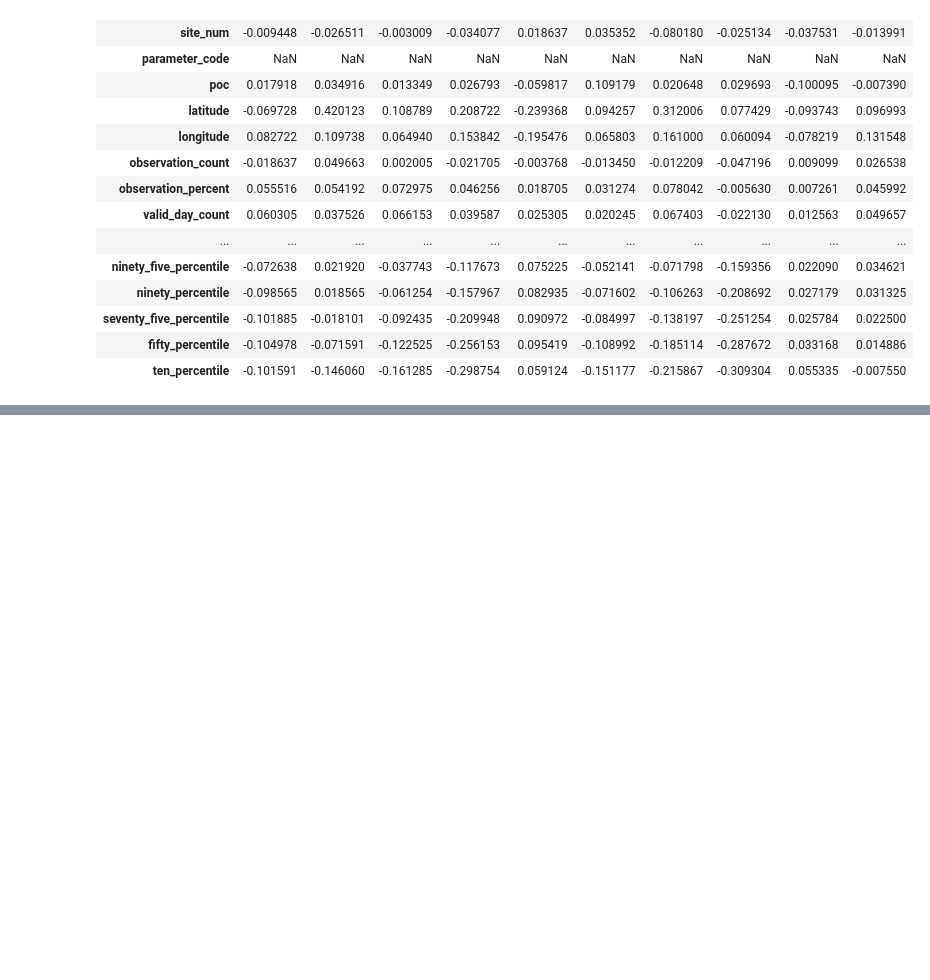
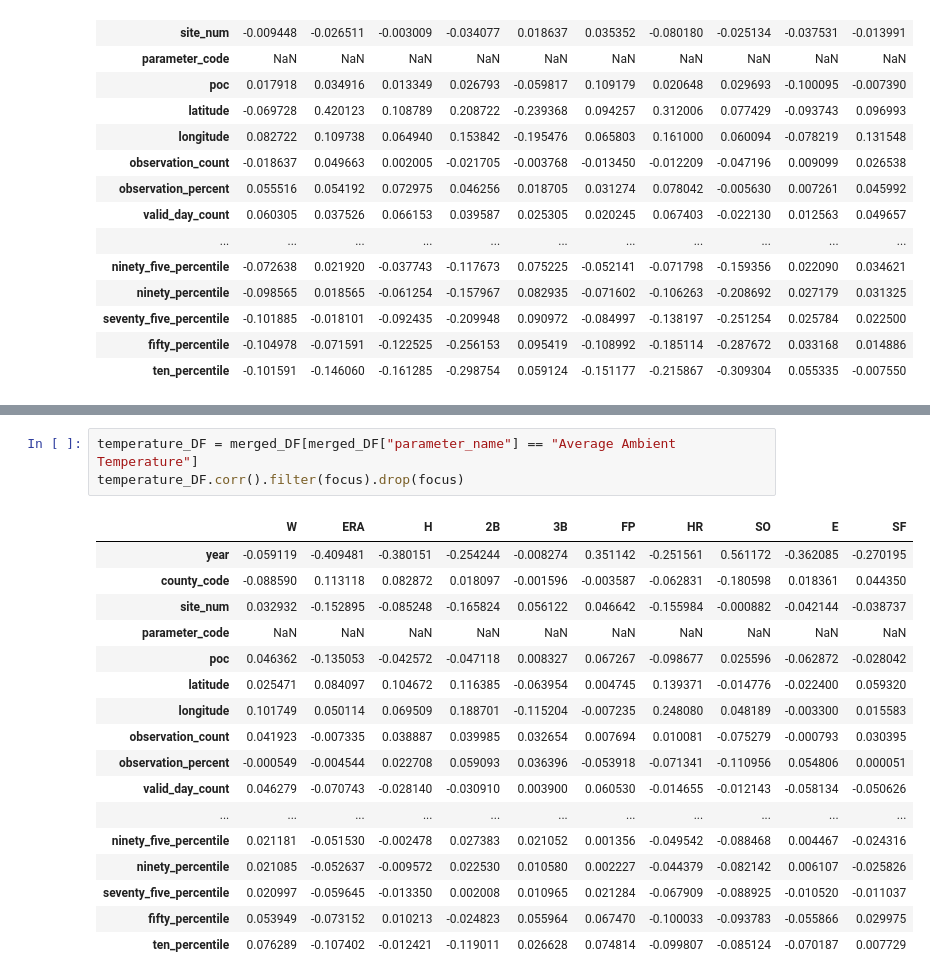
Before and after one commit to NathanMcKenna/SabermetricsProject, a Jupyter notebook: AirQualityEffect.ipynb, the cells around one changed output, grey strips where cells are left out. Saved outputs shown, nothing was run; the diff lists cells and outputs as text; blank space fills up the shorter version.

```diff
--- a/AirQualityEffect.ipynb
+++ b/AirQualityEffect.ipynb
@@ -199,0 +223,21 @@ particulate_DF.corr().filter(focus).drop(focus)
+# %%
+temperature_DF = merged_DF[merged_DF["parameter_name"] == "Average Ambient Temperature"]
+temperature_DF.corr().filter(focus).drop(focus)
+# %% [output]
+|  | W | ERA | H | 2B | 3B | FP | HR | SO | E | SF |
+| year | -0.059119 | -0.409481 | -0.380151 | -0.254244 | -0.008274 | 0.351142 | -0.251561 | 0.561172 | -0.362085 | -0.270195 |
+| county_code | -0.088590 | 0.113118 | 0.082872 | 0.018097 | -0.001596 | -0.003587 | -0.062831 | -0.180598 | 0.018361 | 0.044350 |
+| site_num | 0.032932 | -0.152895 | -0.085248 | -0.165824 | 0.056122 | 0.046642 | -0.155984 | -0.000882 | -0.042144 | -0.038737 |
+| parameter_code | NaN | NaN | NaN | NaN | NaN | NaN | NaN | NaN | NaN | NaN |
+| poc | 0.046362 | -0.135053 | -0.042572 | -0.047118 | 0.008327 | 0.067267 | -0.098677 | 0.025596 | -0.062872 | -0.028042 |
+| latitude | 0.025471 | 0.084097 | 0.104672 | 0.116385 | -0.063954 | 0.004745 | 0.139371 | -0.014776 | -0.022400 | 0.059320 |
+| longitude | 0.101749 | 0.050114 | 0.069509 | 0.188701 | -0.115204 | -0.007235 | 0.248080 | 0.048189 | -0.003300 | 0.015583 |
+| observation_count | 0.041923 | -0.007335 | 0.038887 | 0.039985 | 0.032654 | 0.007694 | 0.010081 | -0.075279 | -0.000793 | 0.030395 |
+| observation_percent | -0.000549 | -0.004544 | 0.022708 | 0.059093 | 0.036396 | -0.053918 | -0.071341 | -0.110956 | 0.054806 | 0.000051 |
+| valid_day_count | 0.046279 | -0.070743 | -0.028140 | -0.030910 | 0.003900 | 0.060530 | -0.014655 | -0.012143 | -0.058134 | -0.050626 |
+| ... | ... | ... | ... | ... | ... | ... | ... | ... | ... | ... |
+| ninety_five_percentile | 0.021181 | -0.051530 | -0.002478 | 0.027383 | 0.021052 | 0.001356 | -0.049542 | -0.088468 | 0.004467 | -0.024316 |
+| ninety_percentile | 0.021085 | -0.052637 | -0.009572 | 0.022530 | 0.010580 | 0.002227 | -0.044379 | -0.082142 | 0.006107 | -0.025826 |
+| seventy_five_percentile | 0.020997 | -0.059645 | -0.013350 | 0.002008 | 0.010965 | 0.021284 | -0.067909 | -0.088925 | -0.010520 | -0.011037 |
+| fifty_percentile | 0.053949 | -0.073152 | 0.010213 | -0.024823 | 0.055964 | 0.067470 | -0.100033 | -0.093783 | -0.055866 | 0.029975 |
+| ten_percentile | 0.076289 | -0.107402 | -0.012421 | -0.119011 | 0.026628 | 0.074814 | -0.099807 | -0.085124 | -0.070187 | 0.007729 |
```
Also changed, not shown: parts of 4 cells of this notebook, 1 other file.
